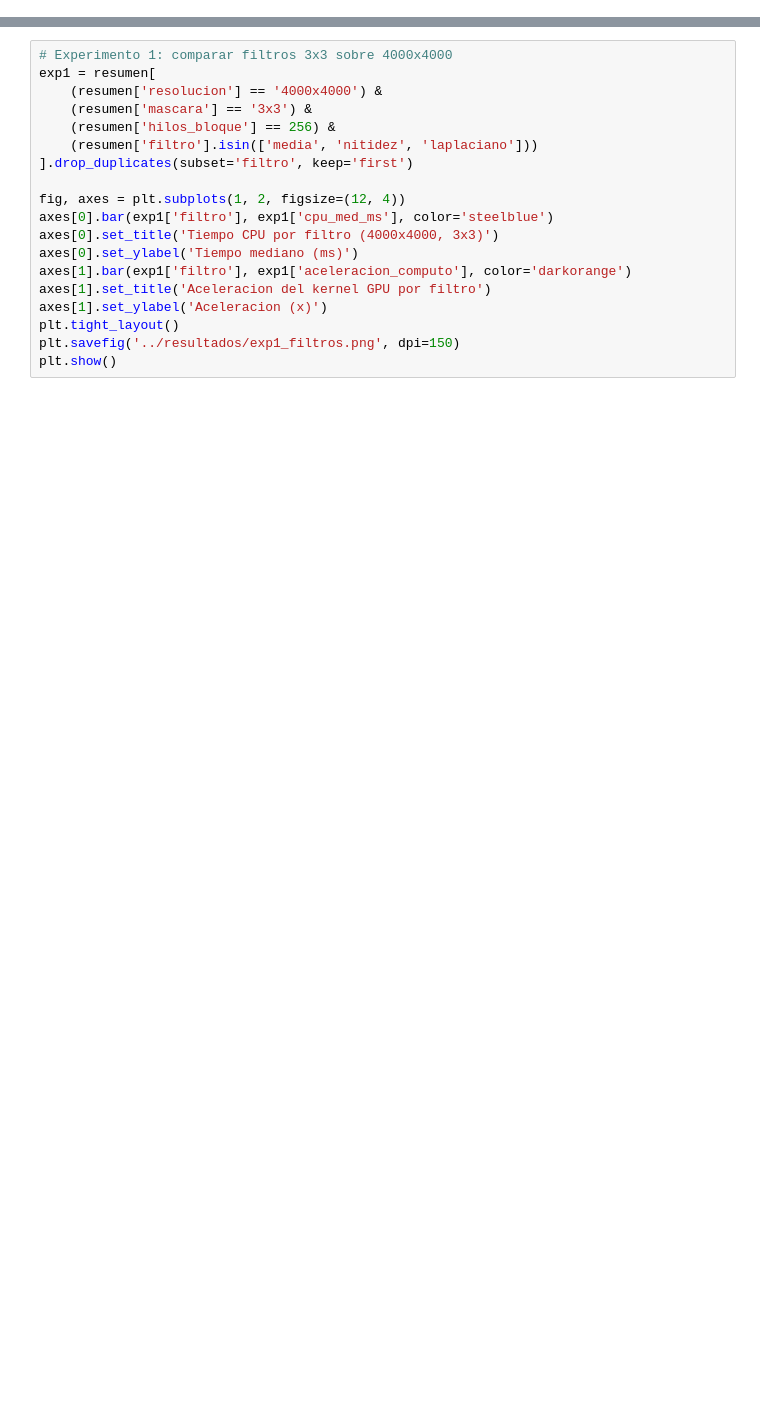
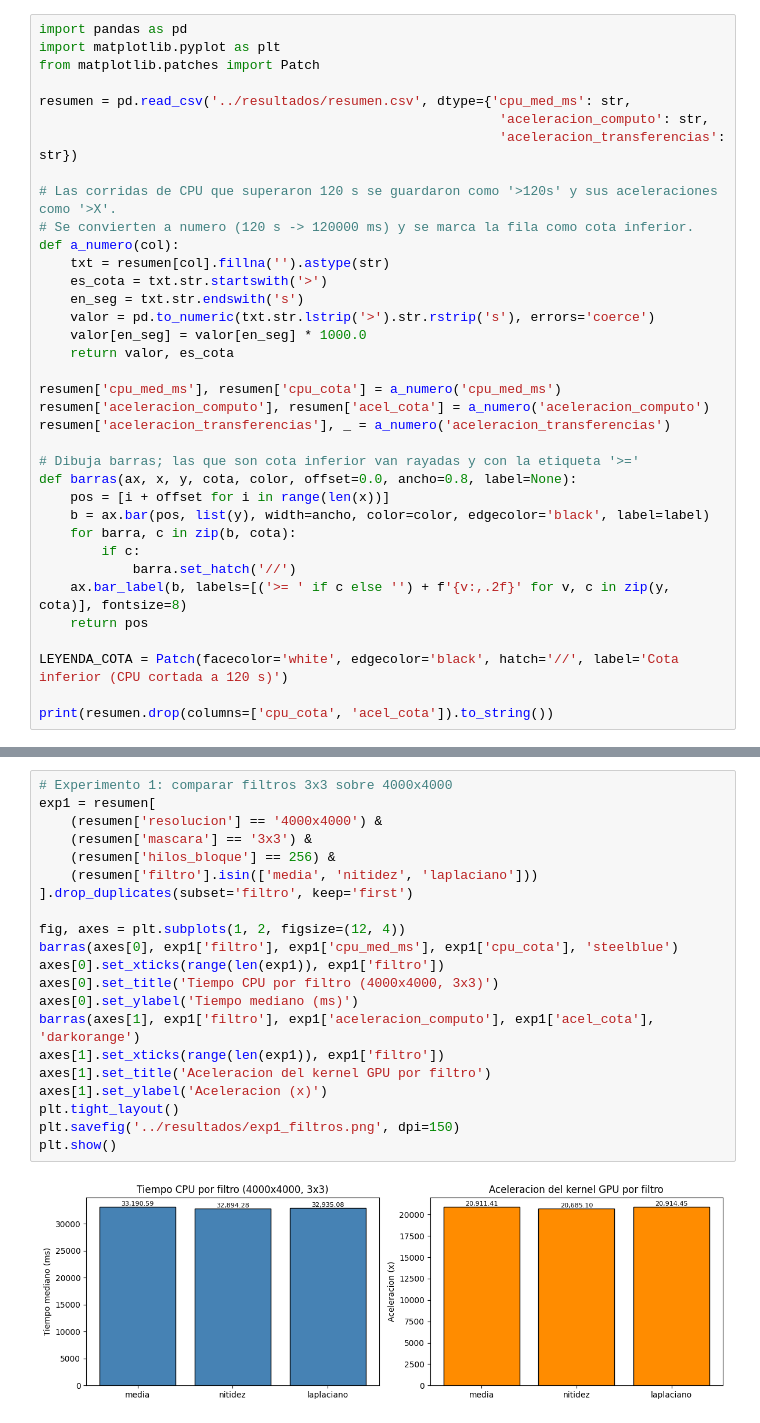
Before and after one commit to AndresEncalada/ComputacionParelela, a Jupyter notebook: analisis/grafico.ipynb, the cells around one changed output, grey strips where cells are left out. Saved outputs shown, nothing was run; the diff lists cells and outputs as text; blank space fills up the shorter version.

```diff
--- a/analisis/grafico.ipynb
+++ b/analisis/grafico.ipynb
@@ -6,0 +1,36 @@ print(resumen.to_string())
+# %%
+import pandas as pd
+import matplotlib.pyplot as plt
+from matplotlib.patches import Patch
+
+resumen = pd.read_csv('../resultados/resumen.csv', dtype={'cpu_med_ms': str,
+                                                           'aceleracion_computo': str,
+                                                           'aceleracion_transferencias': str})
+
+# Las corridas de CPU que superaron 120 s se guardaron como '>120s' y sus aceleraciones como '>X'.
+# Se convierten a numero (120 s -> 120000 ms) y se marca la fila como cota inferior.
+def a_numero(col):
+    txt = resumen[col].fillna('').astype(str)
+    es_cota = txt.str.startswith('>')
+    en_seg = txt.str.endswith('s')
+    valor = pd.to_numeric(txt.str.lstrip('>').str.rstrip('s'), errors='coerce')
+    valor[en_seg] = valor[en_seg] * 1000.0
+    return valor, es_cota
+
+resumen['cpu_med_ms'], resumen['cpu_cota'] = a_numero('cpu_med_ms')
+resumen['aceleracion_computo'], resumen['acel_cota'] = a_numero('aceleracion_computo')
+resumen['aceleracion_transferencias'], _ = a_numero('aceleracion_transferencias')
+
+# Dibuja barras; las que son cota inferior van rayadas y con la etiqueta '>='
+def barras(ax, x, y, cota, color, offset=0.0, ancho=0.8, label=None):
+    pos = [i + offset for i in range(len(x))]
+    b = ax.bar(pos, list(y), width=ancho, color=color, edgecolor='black', label=label)
+    for barra, c in zip(b, cota):
+        if c:
+            barra.set_hatch('//')
+    ax.bar_label(b, labels=[('>= ' if c else '') + f'{v:,.2f}' for v, c in zip(y, cota)], fontsize=8)
+    return pos
+
+LEYENDA_COTA = Patch(facecolor='white', edgecolor='black', hatch='//', label='Cota inferior (CPU cortada a 120 s)')
+
+print(resumen.drop(columns=['cpu_cota', 'acel_cota']).to_string())
@@ -7,22 +52,26 @@ print(resumen.to_string())
 # %%
 # Experimento 1: comparar filtros 3x3 sobre 4000x4000
 exp1 = resumen[
     (resumen['resolucion'] == '4000x4000') &
     (resumen['mascara'] == '3x3') &
     (resumen['hilos_bloque'] == 256) &
     (resumen['filtro'].isin(['media', 'nitidez', 'laplaciano']))
 ].drop_duplicates(subset='filtro', keep='first')
 
 fig, axes = plt.subplots(1, 2, figsize=(12, 4))
-axes[0].bar(exp1['filtro'], exp1['cpu_med_ms'], color='steelblue')
+barras(axes[0], exp1['filtro'], exp1['cpu_med_ms'], exp1['cpu_cota'], 'steelblue')
+axes[0].set_xticks(range(len(exp1)), exp1['filtro'])
 axes[0].set_title('Tiempo CPU por filtro (4000x4000, 3x3)')
 axes[0].set_ylabel('Tiempo mediano (ms)')
-axes[1].bar(exp1['filtro'], exp1['aceleracion_computo'], color='darkorange')
+barras(axes[1], exp1['filtro'], exp1['aceleracion_computo'], exp1['acel_cota'], 'darkorange')
+axes[1].set_xticks(range(len(exp1)), exp1['filtro'])
 axes[1].set_title('Aceleracion del kernel GPU por filtro')
 axes[1].set_ylabel('Aceleracion (x)')
 plt.tight_layout()
 plt.savefig('../resultados/exp1_filtros.png', dpi=150)
 plt.show()
+# %% [output]
+[figure, added]
 # %%
 # Experimento 2: comparar resoluciones con media 9x9
 # 2000x2000 y 6000x6000 son unicos; 4000x4000 aparece varias veces -> keep='first'
```
Also changed, not shown: parts of 5 cells of this notebook.
